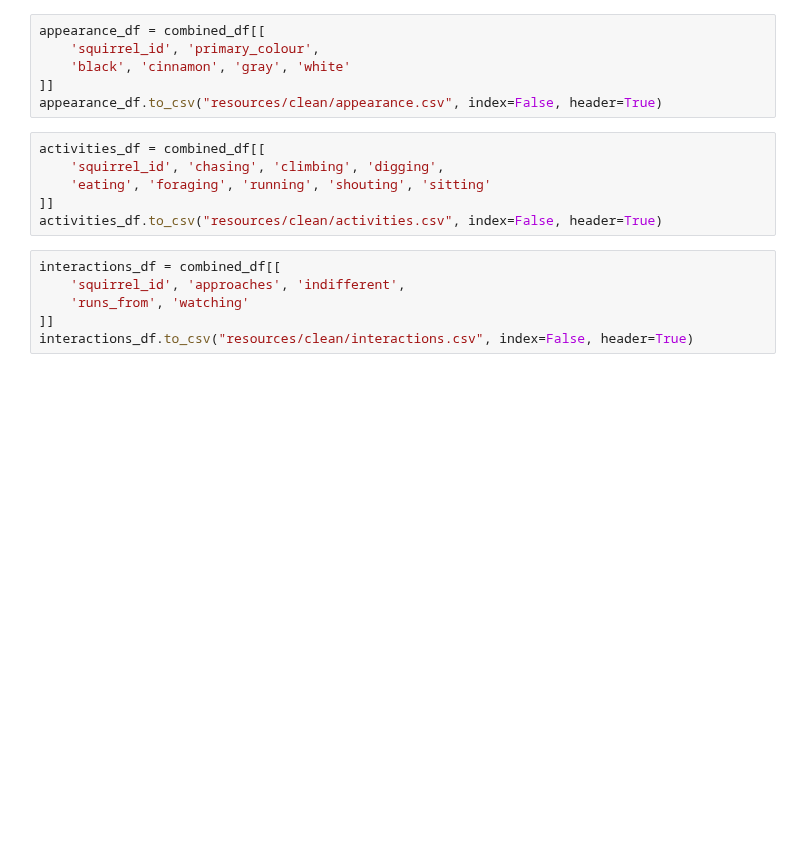
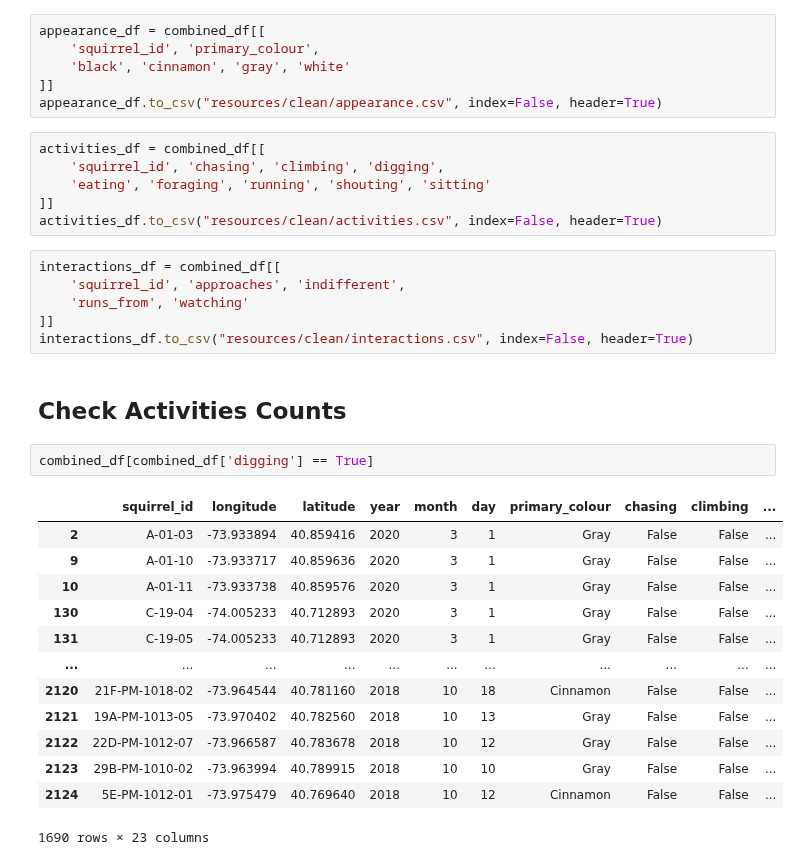
Before and after one commit to alyssahondrade/we-the-new-york-city-squirrels, a Jupyter notebook: squirrel_cleaning.ipynb, the cells around one changed output. Cells and saved outputs as stored; diff of their text form; blank space fills up the shorter version.

```diff
--- a/squirrel_cleaning.ipynb
+++ b/squirrel_cleaning.ipynb
@@ -1444,3 +1444,21 @@ interactions_df = combined_df[[
     'runs_from', 'watching'
 ]]
 interactions_df.to_csv("resources/clean/interactions.csv", index=False, header=True)
+# %% [markdown]
+## Check Activities Counts
+# %%
+combined_df[combined_df['digging'] == True]
+# %% [output]
+|  | squirrel_id | longitude | latitude | year | month | day | primary_colour | chasing | climbing | ... |
+| 2 | A-01-03 | -73.933894 | 40.859416 | 2020 | 3 | 1 | Gray | False | False | ... |
+| 9 | A-01-10 | -73.933717 | 40.859636 | 2020 | 3 | 1 | Gray | False | False | ... |
+| 10 | A-01-11 | -73.933738 | 40.859576 | 2020 | 3 | 1 | Gray | False | False | ... |
+| 130 | C-19-04 | -74.005233 | 40.712893 | 2020 | 3 | 1 | Gray | False | False | ... |
+| 131 | C-19-05 | -74.005233 | 40.712893 | 2020 | 3 | 1 | Gray | False | False | ... |
+| ... | ... | ... | ... | ... | ... | ... | ... | ... | ... | ... |
+| 2120 | 21F-PM-1018-02 | -73.964544 | 40.781160 | 2018 | 10 | 18 | Cinnamon | False | False | ... |
+| 2121 | 19A-PM-1013-05 | -73.970402 | 40.782560 | 2018 | 10 | 13 | Gray | False | False | ... |
+| 2122 | 22D-PM-1012-07 | -73.966587 | 40.783678 | 2018 | 10 | 12 | Gray | False | False | ... |
+| 2123 | 29B-PM-1010-02 | -73.963994 | 40.789915 | 2018 | 10 | 10 | Gray | False | False | ... |
+| 2124 | 5E-PM-1012-01 | -73.975479 | 40.769640 | 2018 | 10 | 12 | Cinnamon | False | False | ... |
+1690 rows × 23 columns
```
Also changed, not shown: parts of 1 cell of this notebook, 3 other files.
